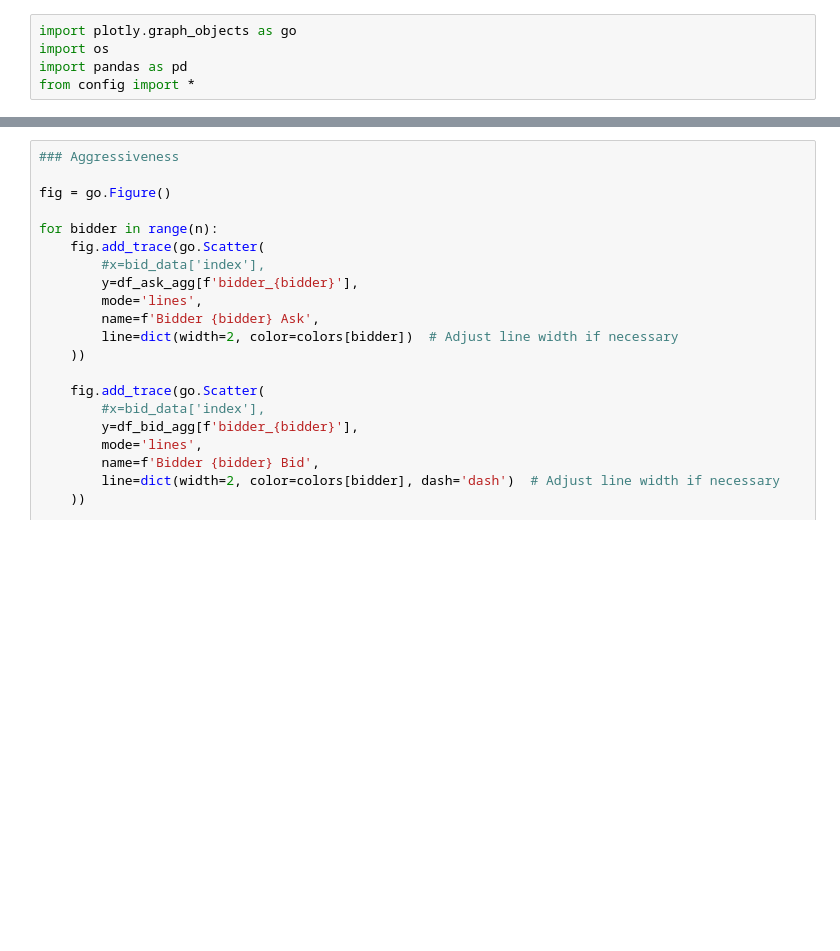
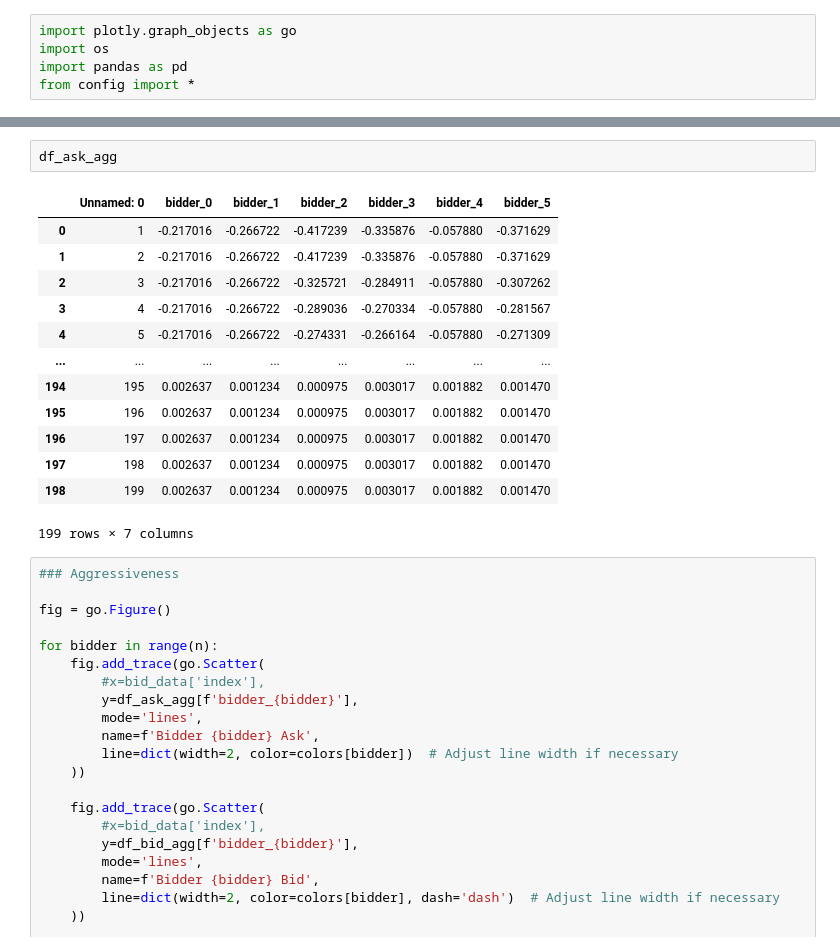
Before and after one commit to KenFelder/Spot-Market-Bidding, a Jupyter notebook: Sketchbook.ipynb, the cells around one changed output, grey strips where cells are left out. Cells and saved outputs as stored; diff of their text form; blank space fills up the shorter version.

```diff
--- a/Sketchbook.ipynb
+++ b/Sketchbook.ipynb
@@ -261,6 +273,22 @@ fig.update_layout(
 fig.show()
 # %% [output]
 [interactive output not drawn]
+# %%
+df_ask_agg
+# %% [output]
+|  | Unnamed: 0 | bidder_0 | bidder_1 | bidder_2 | bidder_3 | bidder_4 | bidder_5 |
+| 0 | 1 | -0.217016 | -0.266722 | -0.417239 | -0.335876 | -0.057880 | -0.371629 |
+| 1 | 2 | -0.217016 | -0.266722 | -0.417239 | -0.335876 | -0.057880 | -0.371629 |
+| 2 | 3 | -0.217016 | -0.266722 | -0.325721 | -0.284911 | -0.057880 | -0.307262 |
+| 3 | 4 | -0.217016 | -0.266722 | -0.289036 | -0.270334 | -0.057880 | -0.281567 |
+| 4 | 5 | -0.217016 | -0.266722 | -0.274331 | -0.266164 | -0.057880 | -0.271309 |
+| ... | ... | ... | ... | ... | ... | ... | ... |
+| 194 | 195 | 0.002637 | 0.001234 | 0.000975 | 0.003017 | 0.001882 | 0.001470 |
+| 195 | 196 | 0.002637 | 0.001234 | 0.000975 | 0.003017 | 0.001882 | 0.001470 |
+| 196 | 197 | 0.002637 | 0.001234 | 0.000975 | 0.003017 | 0.001882 | 0.001470 |
+| 197 | 198 | 0.002637 | 0.001234 | 0.000975 | 0.003017 | 0.001882 | 0.001470 |
+| 198 | 199 | 0.002637 | 0.001234 | 0.000975 | 0.003017 | 0.001882 | 0.001470 |
+199 rows × 7 columns
 # %%
 ### Aggressiveness
 
```
Also changed, not shown: parts of 13 cells of this notebook.
